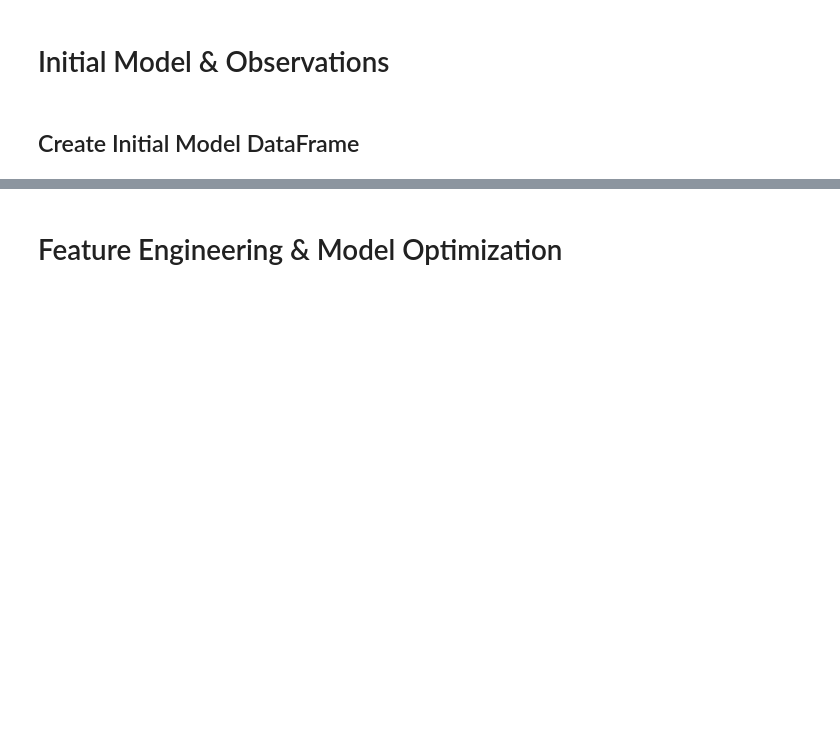
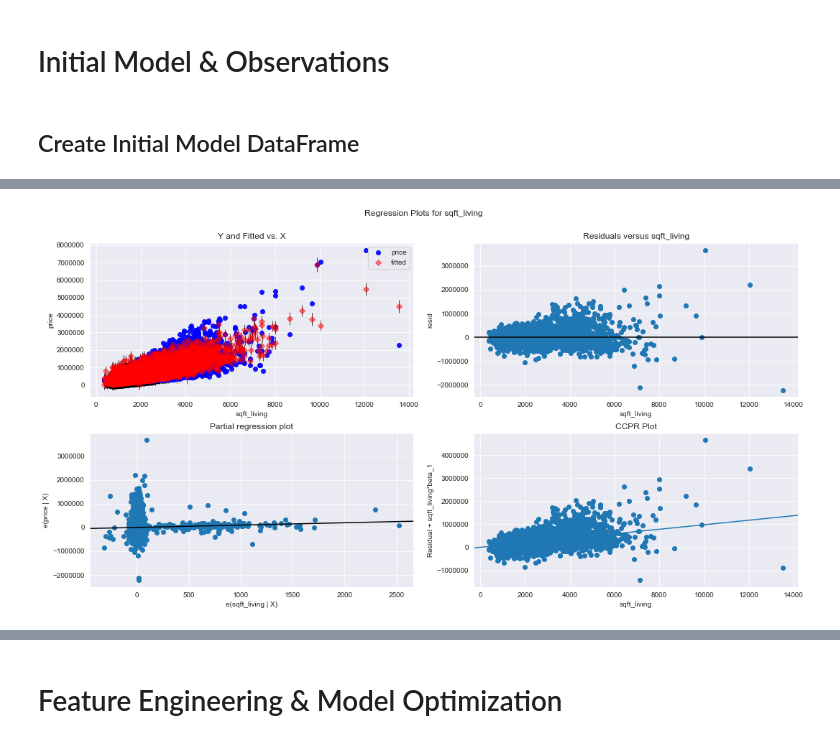
Before and after one commit to tcastanley/dsc-mod-2-project-v2-1-onl01-dtsc-ft-052620, a Jupyter notebook: student.ipynb, the cells around one changed output, grey strips where cells are left out. Saved outputs shown, nothing was run; the diff lists cells and outputs as text; code cells hidden in the pictures; blank space fills up the shorter version.

```diff
--- a/student.ipynb
+++ b/student.ipynb
@@ -759,0 +796,7 @@ predictors = []
+# %%
+outcome = 'price'
+predictors = df_model_base.drop('price', axis=1).columns
+pred_sum = '+'.join(predictors)
+formula1 = outcome + '~' + pred_sum
+formula1
+# pred_sum
@@ -759,0 +805,3 @@ predictors = []
+# %%
+model_base = ols(formula=formula1, data=df_model_base).fit()
+model_base.summary()
@@ -759,0 +891,6 @@ predictors = []
+# %%
+fig = plt.figure(figsize=(15,8))
+fig = sm.graphics.plot_regress_exog(model_base, 'sqft_living', fig=fig)
+plt.show()
+# %% [output]
+[figure, added]
```
Also changed, not shown: parts of 35 cells of this notebook.
